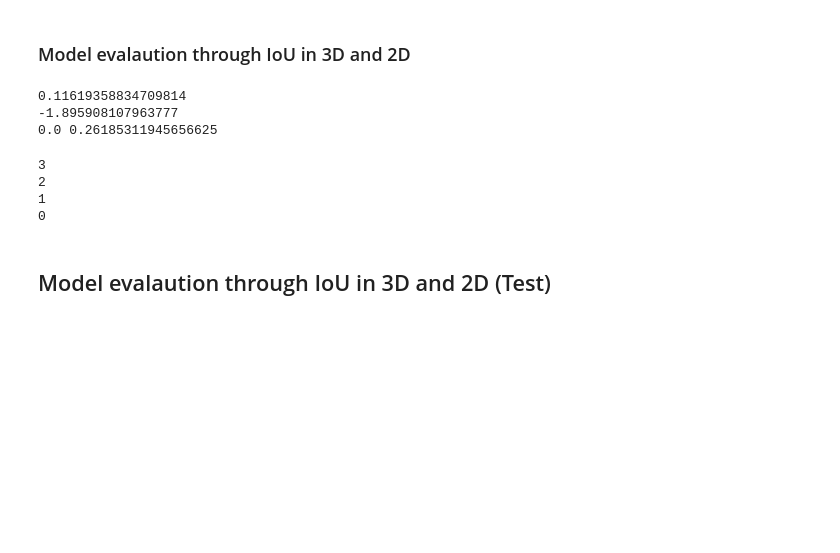
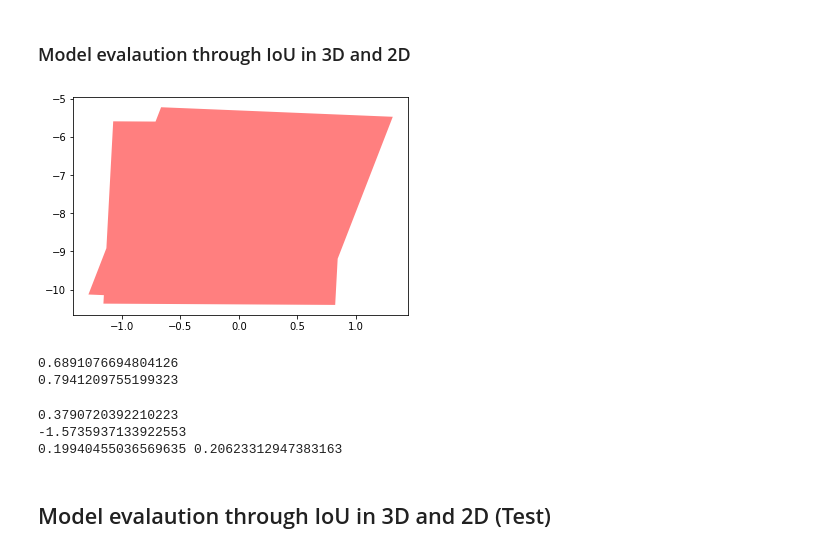
Before and after one commit to MikeS96/3d_obj_detection, a Jupyter notebook: 3D Bounding box regressor.ipynb, the cells around one changed output. Drawn from its saved outputs; the diff is of its cells as text; code cells hidden in the pictures; blank space fills up the shorter version.

```diff
--- a/3D Bounding box regressor.ipynb
+++ b/3D Bounding box regressor.ipynb
@@ -638,3 +702,15 @@ label: nan, score: nan, xyz: [0.00, 13.10, -0.49], wlh: [1.60, 4.30, 1.49], rot
+# %%
+corners_3d_pred_nsc = bbox_map_world.corners().T
+corners_3d_gt_nsc  = box.corners().T
+
+(IOU_3d, IOU_2d) = box3d_iou_(corners_3d_pred_nsc, corners_3d_gt_nsc)
+
+print(IOU_3d)
+print(IOU_2d)
+# %% [output]
+[figure, added]
+0.6891076694804126
+0.7941209755199323
 # %%
 sign_predict = bbox_map_world.orientation.axis[2] > 0
 sign_gt = box.orientation.axis[2] > 0
@@ -656,35 +732,14 @@ corners_3d_predict = get_3d_box((bbox_map_world.wlh[1], bbox_map_world.wlh[0], b
 corners_3d_ground  = get_3d_box((box.wlh[1], box.wlh[0], box.wlh[2]),
                                 rads,
                                 (box.center[0], box.center[1], box.center[2]))
-'''
 
-corners_3d_pred_nsc = bbox_map_world.corners().T
-corners_3d_gt_nsc  = box.corners().T
-
-corners_3d_predict = np.array([corners_3d_pred_nsc[0, :], corners_3d_pred_nsc[3, :], corners_3d_pred_nsc[7, :],
-                              corners_3d_pred_nsc[4, :], corners_3d_pred_nsc[1, :], corners_3d_pred_nsc[2, :],
-                              corners_3d_pred_nsc[6, :], corners_3d_pred_nsc[5, :]])
-
-corners_3d_ground = np.array([corners_3d_gt_nsc[0, :], corners_3d_gt_nsc[3, :], corners_3d_gt_nsc[7, :],
-                              corners_3d_gt_nsc[4, :], corners_3d_gt_nsc[1, :], corners_3d_gt_nsc[2, :],
-                              corners_3d_gt_nsc[6, :], corners_3d_gt_nsc[5, :]])
-
-'''
 
 (IOU_3d,IOU_2d)=box3d_iou(corners_3d_predict, corners_3d_ground)
 print (IOU_3d,IOU_2d) #3d IoU/ 2d IoU of BEV(bird eye's view)
 # %% [output]
-0.11619358834709814
--1.895908107963777
-0.0 0.26185311945656625
+0.3790720392210223
+-1.5735937133922553
+0.19940455036569635 0.20623312947383163
-# %%
-for i in range(3,-1,-1):
-    print(i)
-# %% [output]
-3
-2
-1
-0
 # %% [markdown]
 ## Model evalaution through IoU in 3D and 2D (Test)
 # %%
```
Also changed, not shown: parts of 8 cells of this notebook.
